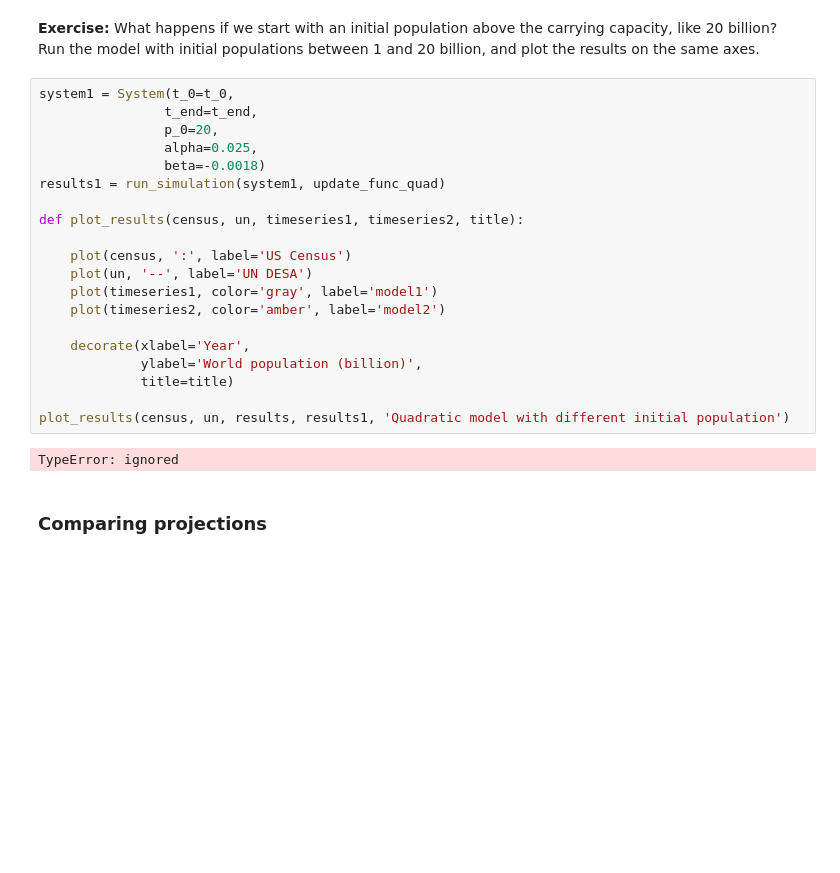
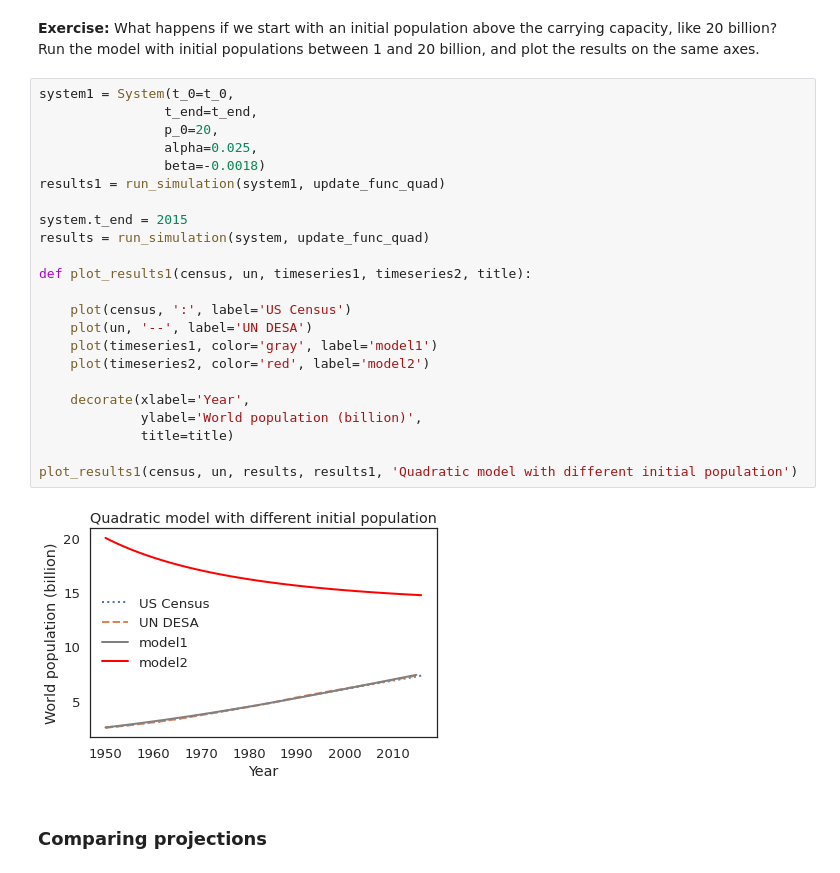
Before and after one commit to ferrysany/ModSimPy, a Jupyter notebook: colab/chap08.ipynb, the cells around one changed output. Cells and saved outputs as stored; diff of their text form; blank space fills up the shorter version.

```diff
--- a/colab/chap08.ipynb
+++ b/colab/chap08.ipynb
@@ -153,25 +153,28 @@ results[system.t_end]
 # %%
 system1 = System(t_0=t_0,
                 t_end=t_end,
                 p_0=20,
                 alpha=0.025,
                 beta=-0.0018)
 results1 = run_simulation(system1, update_func_quad)
 
-def plot_results(census, un, timeseries1, timeseries2, title):
+system.t_end = 2015
+results = run_simulation(system, update_func_quad)
+
+def plot_results1(census, un, timeseries1, timeseries2, title):
 
     plot(census, ':', label='US Census')
     plot(un, '--', label='UN DESA')
     plot(timeseries1, color='gray', label='model1')
-    plot(timeseries2, color='amber', label='model2')
+    plot(timeseries2, color='red', label='model2')
 
     decorate(xlabel='Year',
              ylabel='World population (billion)',
              title=title)
 
-plot_results(census, un, results, results1, 'Quadratic model with different initial population')
+plot_results1(census, un, results, results1, 'Quadratic model with different initial population')
 # %% [output]
-TypeError: ignored
+[figure, added]
 # %% [markdown]
 ### Comparing projections
 # %% [markdown]
```
Also changed, not shown: parts of 2 cells of this notebook.
